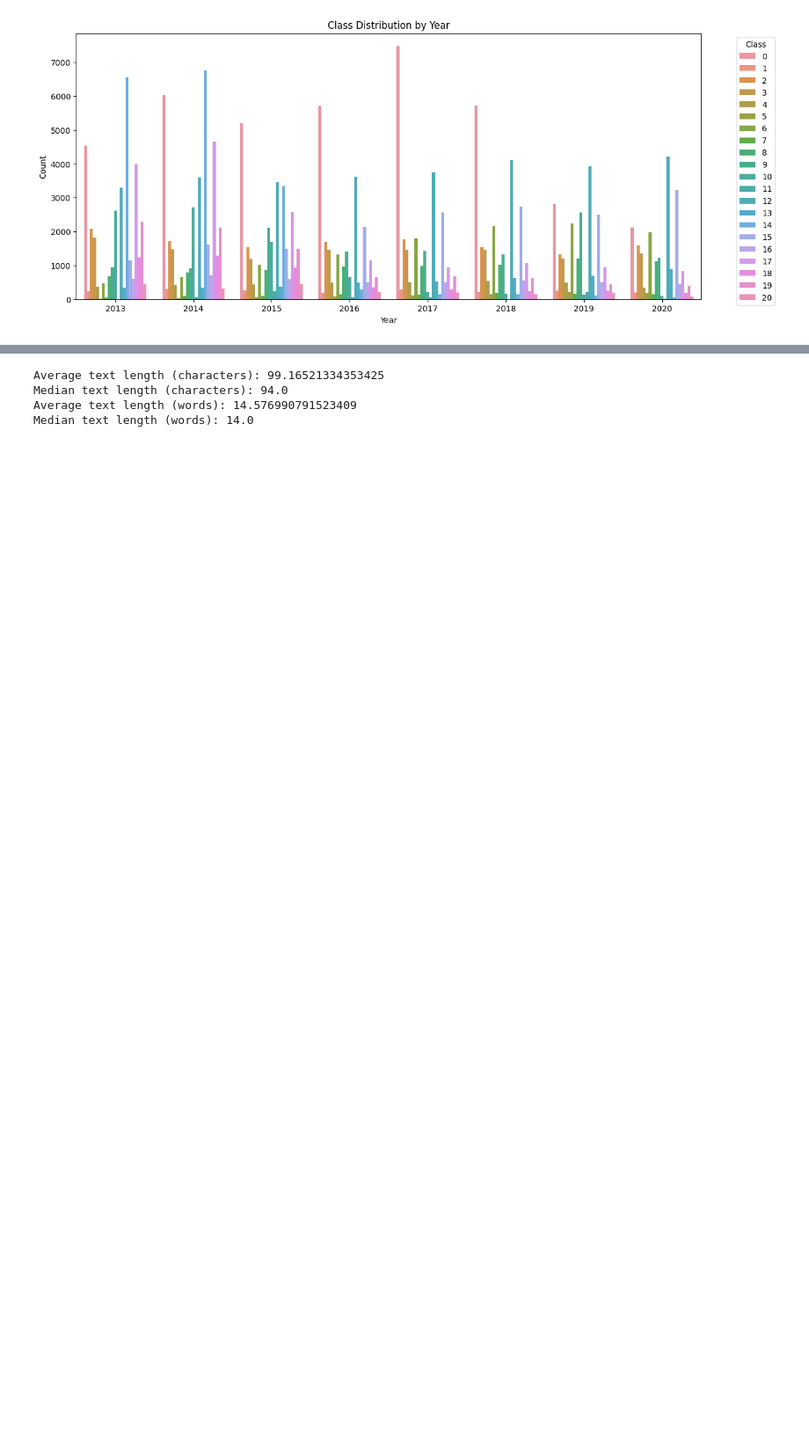
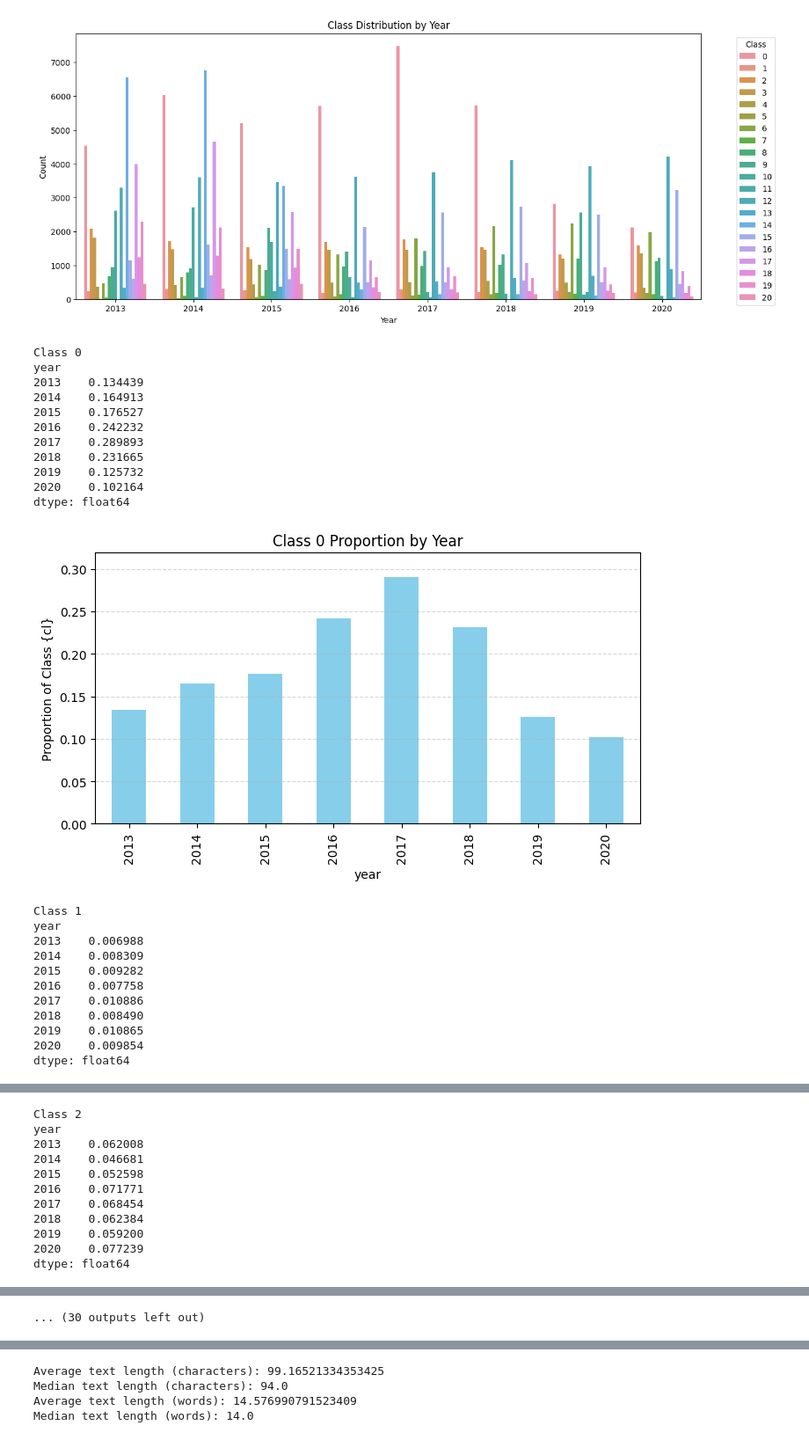
Before and after one commit to excxe/neuro, a Jupyter notebook: neuro_2it.ipynb, the cells around one changed output, grey strips where cells are left out. Shown at 88% size. Cells and saved outputs as stored; diff of their text form; code cells hidden in the pictures; blank space fills up the shorter version.

```diff
--- a/neuro_2it.ipynb
+++ b/neuro_2it.ipynb
@@ -82,3 +114,44 @@ plt.show()
 [figure]
 [figure]
 [figure]
+# %%
+for cl in sorted(df["class"].unique()):
+    class_id = cl
+    counts_cl = df[df["class"] == class_id].groupby("year").size()
+    total_counts = df.groupby("year").size()
+    proportion_cl = (counts_cl / total_counts).fillna(0)
+
+    print(f"Class {class_id}")
+    print(proportion_cl)
+
+    plt.figure(figsize=(8, 4))
+    proportion_cl.plot(kind="bar", color="skyblue")
+    plt.ylabel("Proportion of Class {cl}")
+    plt.title(f"Class {cl} Proportion by Year")
+    plt.ylim(0, proportion_cl.max() * 1.1)
+    plt.grid(axis="y", linestyle="--", alpha=0.5)
+    plt.show()
+# %% [output]
+Class 0
+year
+2013    0.134439
+2014    0.164913
+2015    0.176527
+2016    0.242232
+2017    0.289893
+2018    0.231665
+2019    0.125732
+2020    0.102164
+dtype: float64
+[figure, added]
+Class 1
+year
+2013    0.006988
+2014    0.008309
+2015    0.009282
+2016    0.007758
+2017    0.010886
+2018    0.008490
+2019    0.010865
+2020    0.009854
+dtype: float64
@@ -84,0 +159,11 @@ plt.show()
+Class 2
+year
+2013    0.062008
+2014    0.046681
+2015    0.052598
+2016    0.071771
+2017    0.068454
+2018    0.062384
+2019    0.059200
+2020    0.077239
+dtype: float64
@@ -84,0 +207 @@ plt.show()
+... (30 outputs left out)
```
Also changed, not shown: parts of 65 cells of this notebook, 2 other files.
